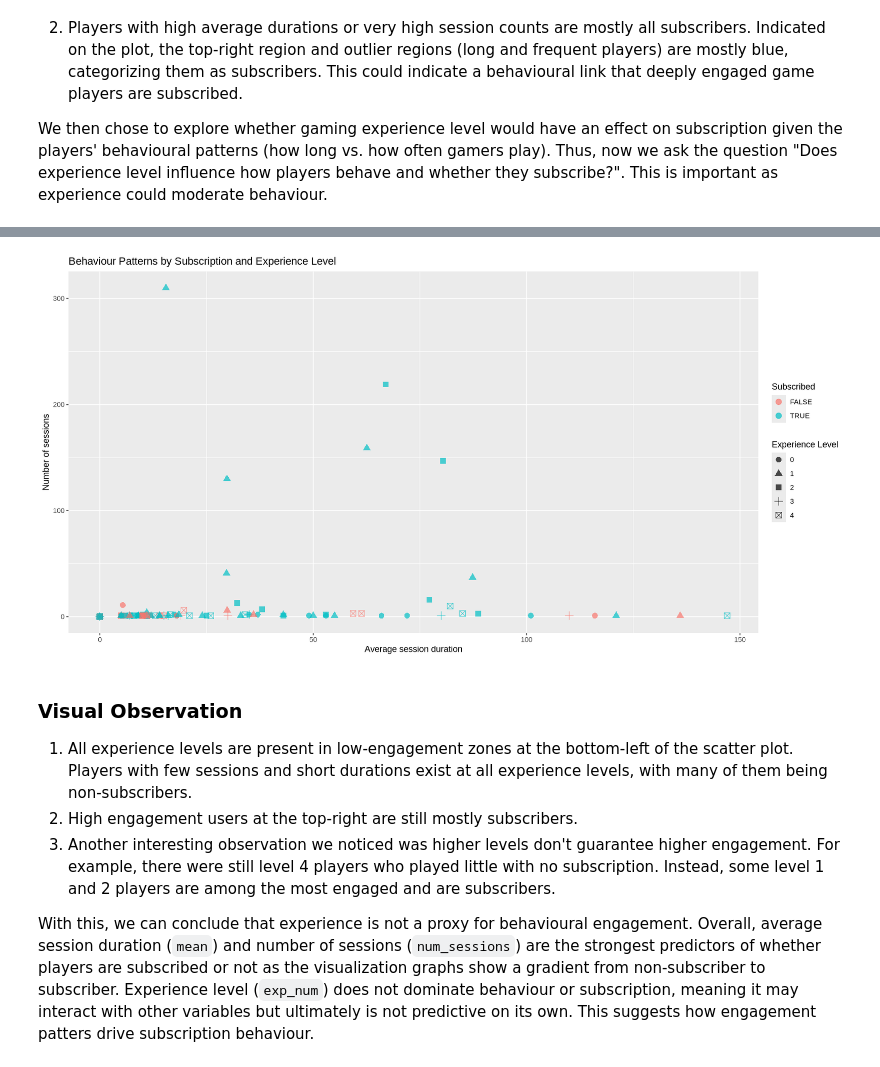
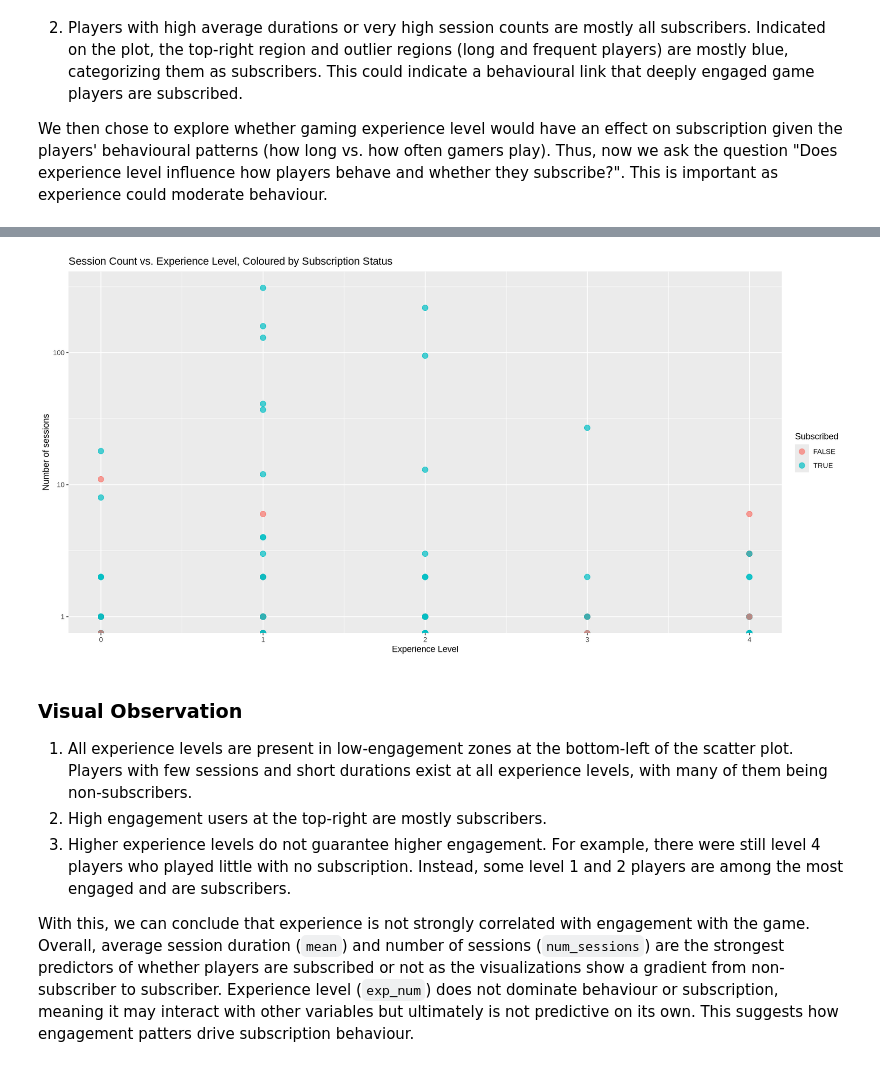
Before and after one commit to YoyoLiu314/group-project, a Jupyter notebook: group_project.ipynb, the cells around one changed output, grey strips where cells are left out. Drawn from its saved outputs; the diff is of its cells as text; code cells hidden in the pictures.

```diff
--- a/group_project.ipynb
+++ b/group_project.ipynb
@@ -211,20 +212,23 @@ Note that the most interesting variables we have are `mean` and `num_sessions`,
 
 We deliberately chose to visualize `mean` and `num_sessions` because they offer information about each players' behavioural depth. Rather than solely focusing on the total play time, we will be able to look at the players' consistency (how many times they log in to play) and their engagement per session (how long they stay when playing). Visualizing these variables highlight user patterns and provide a better prediction of long-term interest and possibly subscription behaviour.
 # %%
+set.seed(1019)
 # Split the data
 split <- initial_split(players_numeric, prop = 0.75)
-train_data <- training(split)
-test_data <- testing(split)
+play_train <- training(split)
+play_test <- testing(split)
 
 # Scatter plot for visualization (mean vs. num_sessions)
 options(repr.plot.width = 14, repr.plot.height = 7)
-visualization_1 <- ggplot(train_data, aes(x = mean, y = num_sessions, color = as.factor(subscribe))) +
+length_count_plot <- ggplot(play_train, aes(x = mean, y = num_sessions, color = subscribe)) +
     geom_point(alpha = 0.7, size = 3) +
     labs(
-        title = "How long vs. How often people play (colored by subscription)",
+        title = "Session Length vs. Session Count, Colored by Subscription Status",
         x = "Average session duration",
         y = "Number of sessions",
         color = "Subscribed"
-        )
-visualization_1
+        ) +
+    scale_y_log10() +
+    theme(text = element_text(size = 18))
+length_count_plot
 # %% [output]
@@ -239,14 +245,14 @@ We then chose to explore whether gaming experience level would have an effect on
 # %%
 # Second visualization taking into account experience level
 options(repr.plot.width = 14, repr.plot.height = 7)
-visualization_2 <- ggplot(train_data, aes(x = mean, y = num_sessions, color = as.factor(subscribe), shape = as.factor(exp_num))) +
+visualization_2 <- ggplot(train_data, aes(x = exp_num, y = num_sessions, color = subscribe)) +
     geom_point(alpha = 0.7, size = 3) +
     labs(
-        title = "Behaviour Patterns by Subscription and Experience Level",
-        x = "Average session duration",
+        title = "Session Count vs. Experience Level, Coloured by Subscription Status",
+        x = "Experience Level",
         y = "Number of sessions",
-        color = "Subscribed",
-        shape = "Experience Level"
-        )
+        color = "Subscribed"
+        ) +
+    scale_y_log10()
 visualization_2
 # %% [output]
@@ -253,8 +261,8 @@ visualization_2
-[figure, old version]
+[figure, new version]
 # %% [markdown]
 ### Visual Observation
 1. All experience levels are present in low-engagement zones at the bottom-left of the scatter plot. Players with few sessions and short durations exist at all experience levels, with many of them being non-subscribers.
-2. High engagement users at the top-right are still mostly subscribers.
-3. Another interesting observation we noticed was higher levels don't guarantee higher engagement. For example, there were still level 4 players who played little with no subscription. Instead, some level 1 and 2 players are among the most engaged and are subscribers.
+2. High engagement users at the top-right are mostly subscribers.
+3. Higher experience levels do not guarantee higher engagement. For example, there were still level 4 players who played little with no subscription. Instead, some level 1 and 2 players are among the most engaged and are subscribers.
 
-With this, we can conclude that experience is not a proxy for behavioural engagement. Overall, average session duration (`mean`) and number of sessions (`num_sessions`) are the strongest predictors of whether players are subscribed or not as the visualization graphs show a gradient from non-subscriber to subscriber. Experience level (`exp_num`) does not dominate behaviour or subscription, meaning it may interact with other variables but ultimately is not predictive on its own. This suggests how engagement patters drive subscription behaviour.
+With this, we can conclude that experience is not strongly correlated with engagement with the game. Overall, average session duration (`mean`) and number of sessions (`num_sessions`) are the strongest predictors of whether players are subscribed or not as the visualizations show a gradient from non-subscriber to subscriber. Experience level (`exp_num`) does not dominate behaviour or subscription, meaning it may interact with other variables but ultimately is not predictive on its own. This suggests how engagement patters drive subscription behaviour.
```
Also changed, not shown: parts of 7 cells of this notebook.
